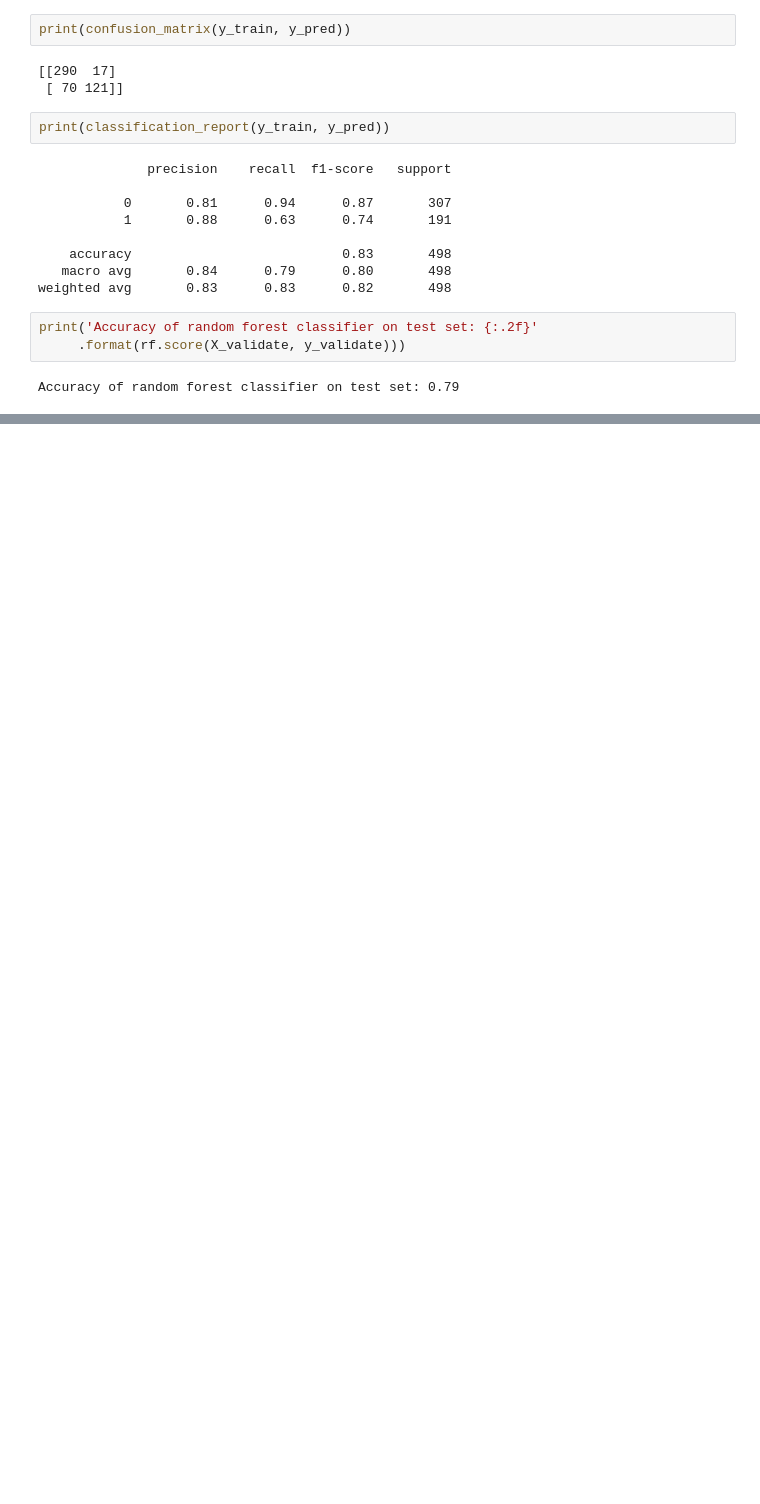
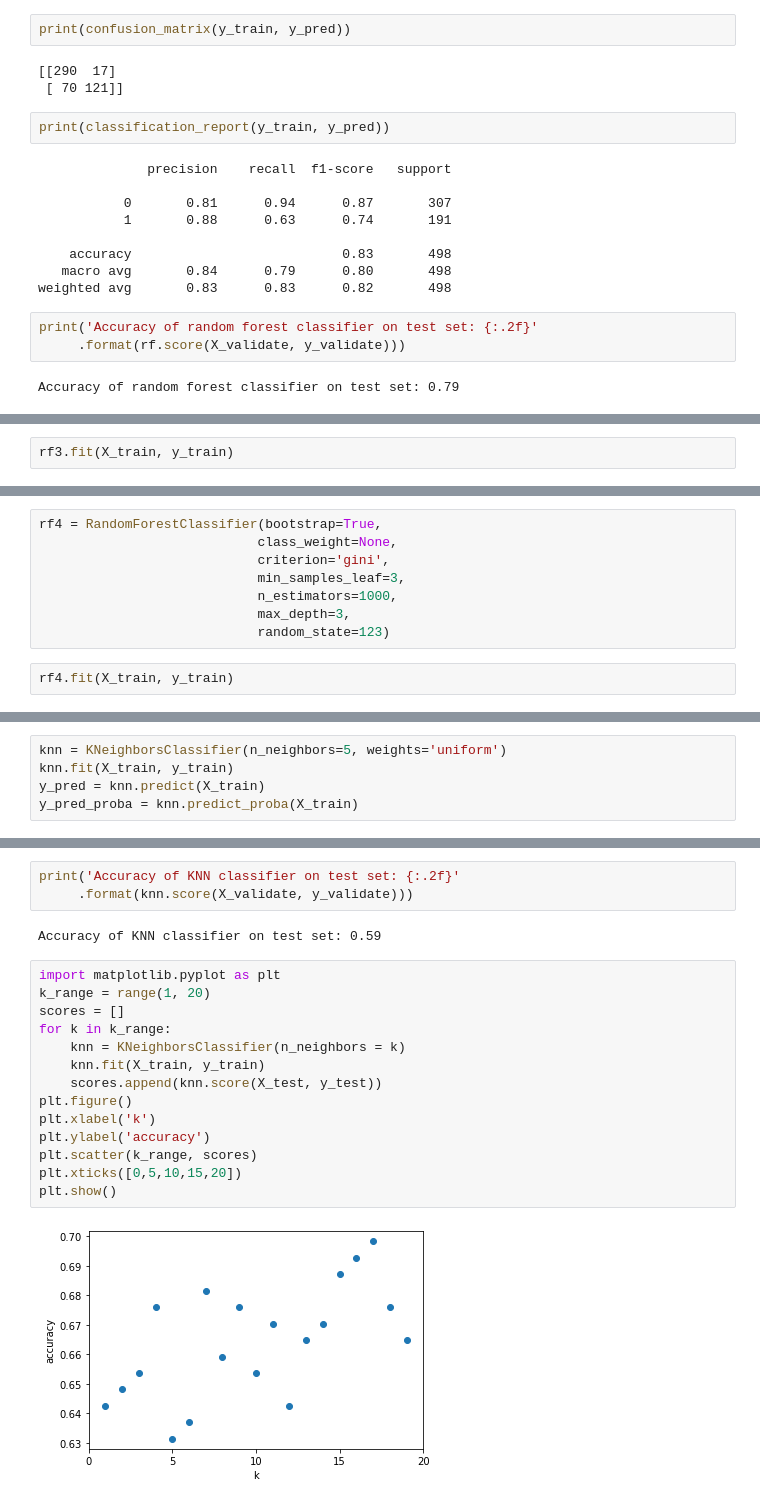
Before and after one commit to Laz-Lopez/classification-exercises, a Jupyter notebook: model.ipynb, the cells around one changed output, grey strips where cells are left out. Saved outputs shown, nothing was run; the diff lists cells and outputs as text; blank space fills up the shorter version.

```diff
--- a/model.ipynb
+++ b/model.ipynb
@@ -554,0 +646,2 @@ Accuracy of random forest classifier on test set: 0.79
+# %%
+rf3.fit(X_train, y_train)
@@ -554,0 +683,10 @@ Accuracy of random forest classifier on test set: 0.79
+# %%
+rf4 = RandomForestClassifier(bootstrap=True,
+                            class_weight=None,
+                            criterion='gini',
+                            min_samples_leaf=3,
+                            n_estimators=1000,
+                            max_depth=3,
+                            random_state=123)
+# %%
+rf4.fit(X_train, y_train)
@@ -554,0 +731,5 @@ Accuracy of random forest classifier on test set: 0.79
+# %%
+knn = KNeighborsClassifier(n_neighbors=5, weights='uniform')
+knn.fit(X_train, y_train)
+y_pred = knn.predict(X_train)
+y_pred_proba = knn.predict_proba(X_train)
@@ -554,0 +757,21 @@ Accuracy of random forest classifier on test set: 0.79
+# %%
+print('Accuracy of KNN classifier on test set: {:.2f}'
+     .format(knn.score(X_validate, y_validate)))
+# %% [output]
+Accuracy of KNN classifier on test set: 0.59
+# %%
+import matplotlib.pyplot as plt
+k_range = range(1, 20)
+scores = []
+for k in k_range:
+    knn = KNeighborsClassifier(n_neighbors = k)
+    knn.fit(X_train, y_train)
+    scores.append(knn.score(X_test, y_test))
+plt.figure()
+plt.xlabel('k')
+plt.ylabel('accuracy')
+plt.scatter(k_range, scores)
+plt.xticks([0,5,10,15,20])
+plt.show()
+# %% [output]
+[figure, added]
```
Also changed, not shown: parts of 30 cells of this notebook.
